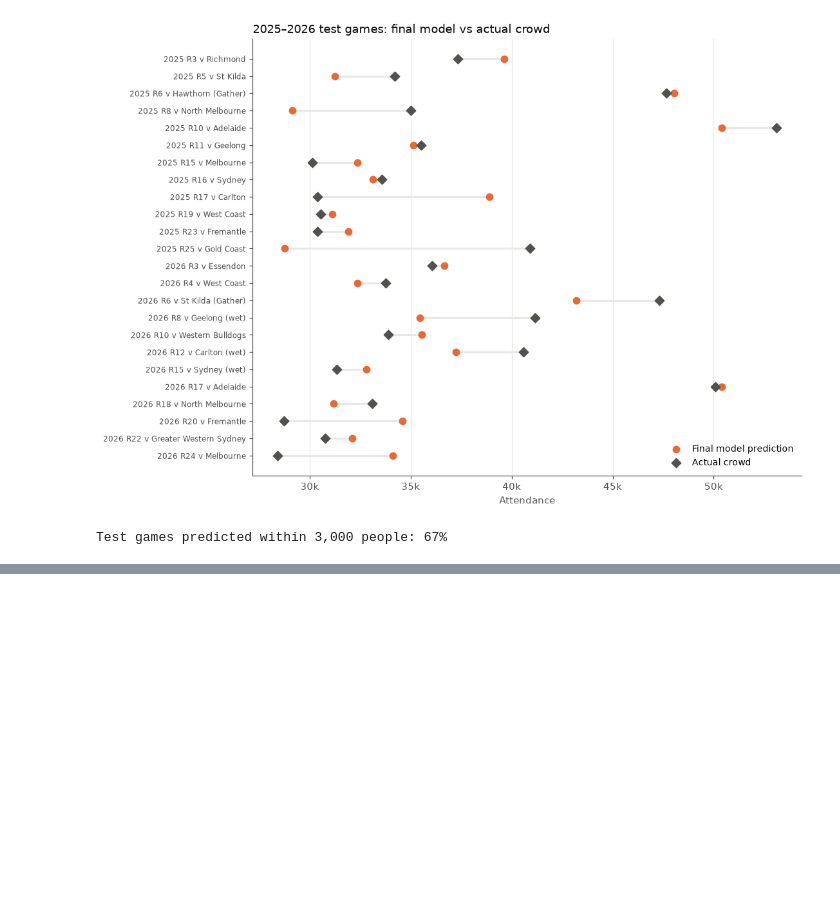
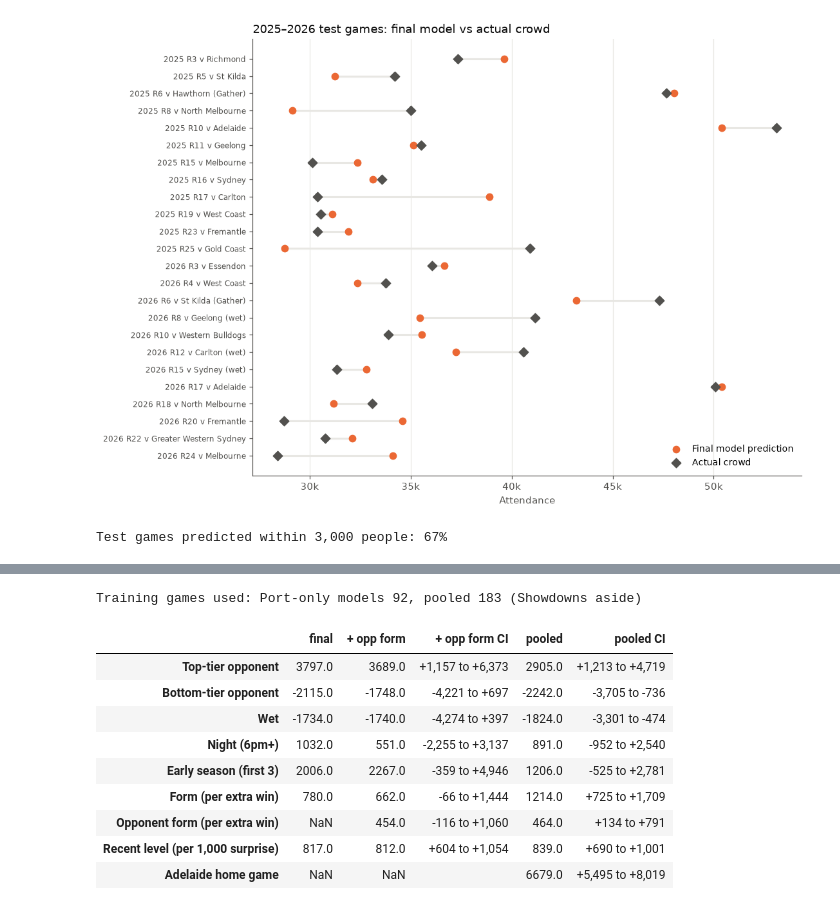
Before and after one commit to pete1729/afl-analytics, a Jupyter notebook: notebooks/09_port_home_attendance.ipynb, the cells around one changed output, grey strips where cells are left out. Saved outputs shown, nothing was run; the diff lists cells and outputs as text; code cells hidden in the pictures; blank space fills up the shorter version.

```diff
--- a/notebooks/09_port_home_attendance.ipynb
+++ b/notebooks/09_port_home_attendance.ipynb
@@ -1125,0 +1274,33 @@ Test games predicted within 3,000 people: 67%
+# %%
+# The effects side by side: final model, + opponent form, pooled (95% intervals for the last two)
+EFFECTS = ["Top-tier opponent", "Bottom-tier opponent", "Wet", "Night (6pm+)", "Early season (first 3)",
+           "Form (per extra win)", "Opponent form (per extra win)", "Recent crowd level", "Adelaide home game"]
+side = pd.DataFrame({
+    "final": final_coef.reindex(EFFECTS),
+    "+ opp form": rule_opp[0].reindex(EFFECTS),
+    "+ opp form CI": [f"{boot_opp[e].quantile(0.025):+,.0f} to {boot_opp[e].quantile(0.975):+,.0f}"
+                      if e in boot_opp else "" for e in EFFECTS],
+    "pooled": rule_pool[0].reindex(EFFECTS),
+    "pooled CI": [f"{boot_pool[e].quantile(0.025):+,.0f} to {boot_pool[e].quantile(0.975):+,.0f}" for e in EFFECTS],
+}, index=EFFECTS)
+level_row = "Recent crowd level"
+side.loc[level_row, ["final", "+ opp form", "pooled"]] *= 1000  # per 1,000 people of surprise
+for col in ["+ opp form CI", "pooled CI"]:
+    src = boot_opp if col.startswith("+") else boot_pool
+    side.loc[level_row, col] = (f"{1000 * src[level_row].quantile(0.025):+,.0f} to "
+                                f"{1000 * src[level_row].quantile(0.975):+,.0f}")
+side = side.rename(index={level_row: "Recent level (per 1,000 surprise)"})
+print(f"Training games used: Port-only models {len(no_sd)}, pooled {len(no_sd_pool)} (Showdowns aside)")
+side.round(0)
+# %% [output]
+Training games used: Port-only models 92, pooled 183 (Showdowns aside)
+|  | final | + opp form | + opp form CI | pooled | pooled CI |
+| Top-tier opponent | 3797.0 | 3689.0 | +1,157 to +6,373 | 2905.0 | +1,213 to +4,719 |
+| Bottom-tier opponent | -2115.0 | -1748.0 | -4,221 to +697 | -2242.0 | -3,705 to -736 |
+| Wet | -1734.0 | -1740.0 | -4,274 to +397 | -1824.0 | -3,301 to -474 |
+| Night (6pm+) | 1032.0 | 551.0 | -2,255 to +3,137 | 891.0 | -952 to +2,540 |
+| Early season (first 3) | 2006.0 | 2267.0 | -359 to +4,946 | 1206.0 | -525 to +2,781 |
+| Form (per extra win) | 780.0 | 662.0 | -66 to +1,444 | 1214.0 | +725 to +1,709 |
+| Opponent form (per extra win) | NaN | 454.0 | -116 to +1,060 | 464.0 | +134 to +791 |
+| Recent level (per 1,000 surprise) | 817.0 | 812.0 | +604 to +1,054 | 839.0 | +690 to +1,001 |
+| Adelaide home game | NaN | NaN |  | 6679.0 | +5,495 to +8,019 |
```
Also changed, not shown: parts of 6 cells of this notebook.
